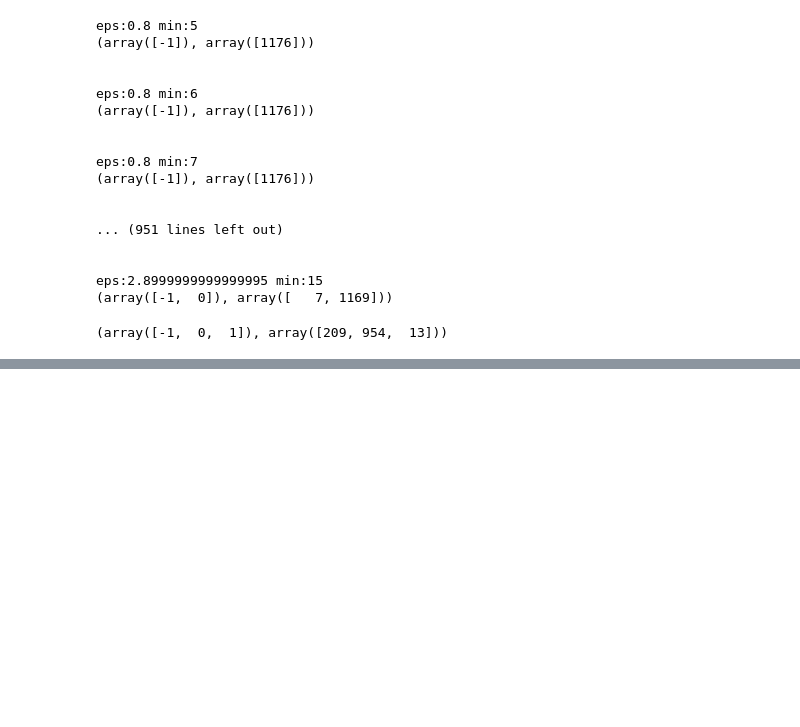
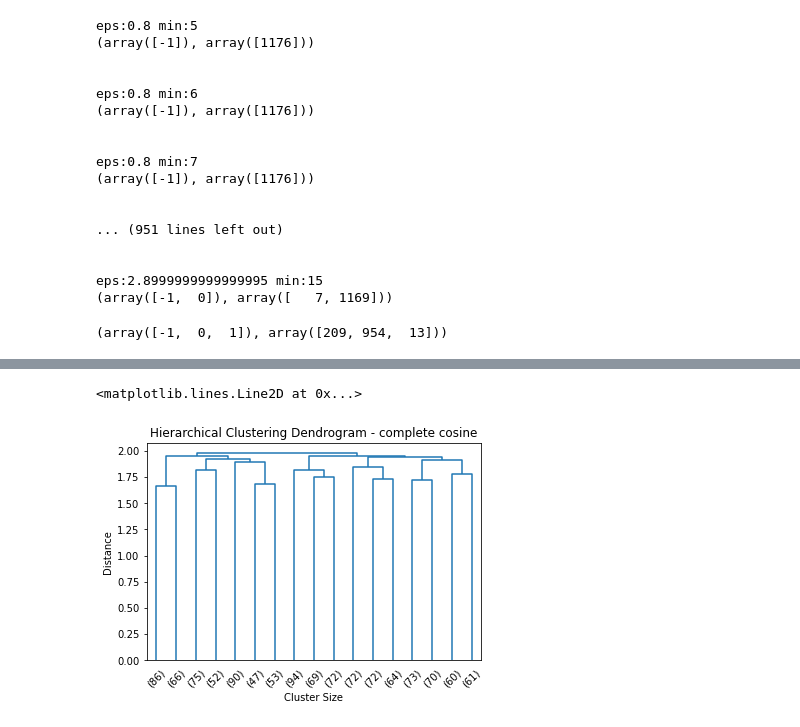
Before and after one commit to samucucchi/DataMining-1, a Jupyter notebook: DataClustering-attrition.ipynb, the cells around one changed output, grey strips where cells are left out. Saved outputs shown, nothing was run; the diff lists cells and outputs as text; code cells hidden in the pictures; blank space fills up the shorter version.

```diff
--- a/DataClustering-attrition.ipynb
+++ b/DataClustering-attrition.ipynb
@@ -482,0 +471,11 @@ res = dendrogram(data_link)
+# %%
+Z = linkage(X,'complete',metric='cosine')
+dendrogram(Z,truncate_mode='lastp',p=17,leaf_rotation=45,leaf_font_size=10,show_contracted=False)
+plt.title('Hierarchical Clustering Dendrogram - complete cosine')
+plt.xlabel('Cluster Size')
+plt.ylabel('Distance')
+plt.axhline(y=500)
+plt.axhline(y=150)
+# %% [output]
+<matplotlib.lines.Line2D at 0x...>
+[figure, added]
```
Also changed, not shown: parts of 24 cells of this notebook, 2 other files.
